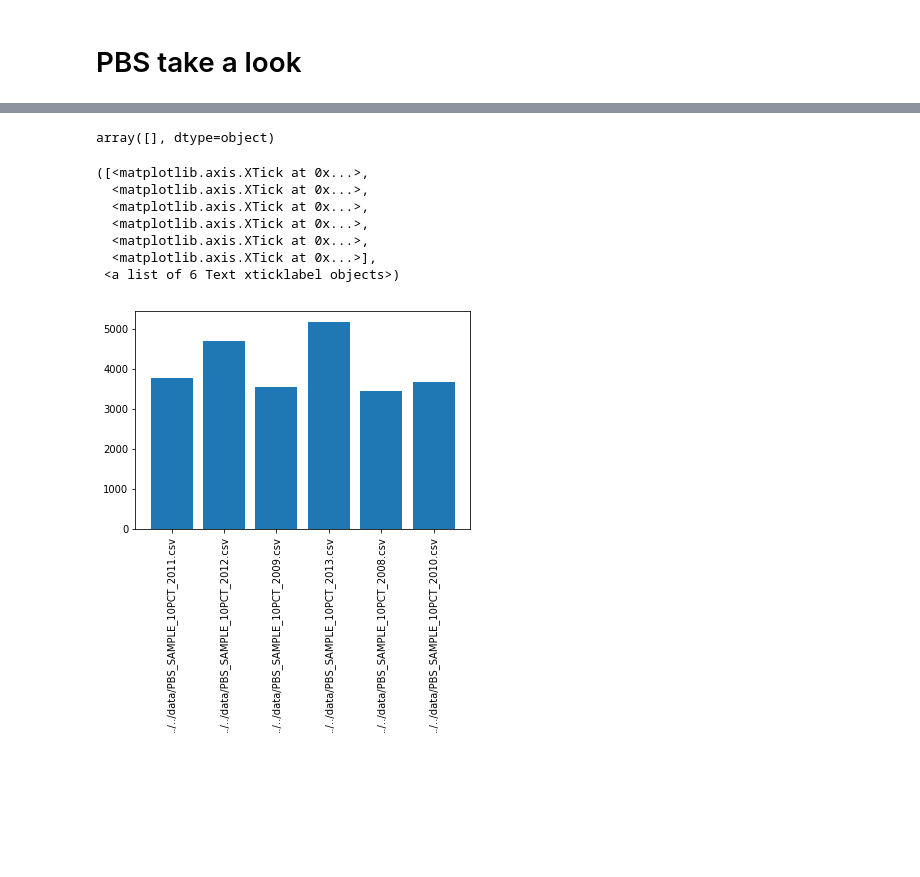
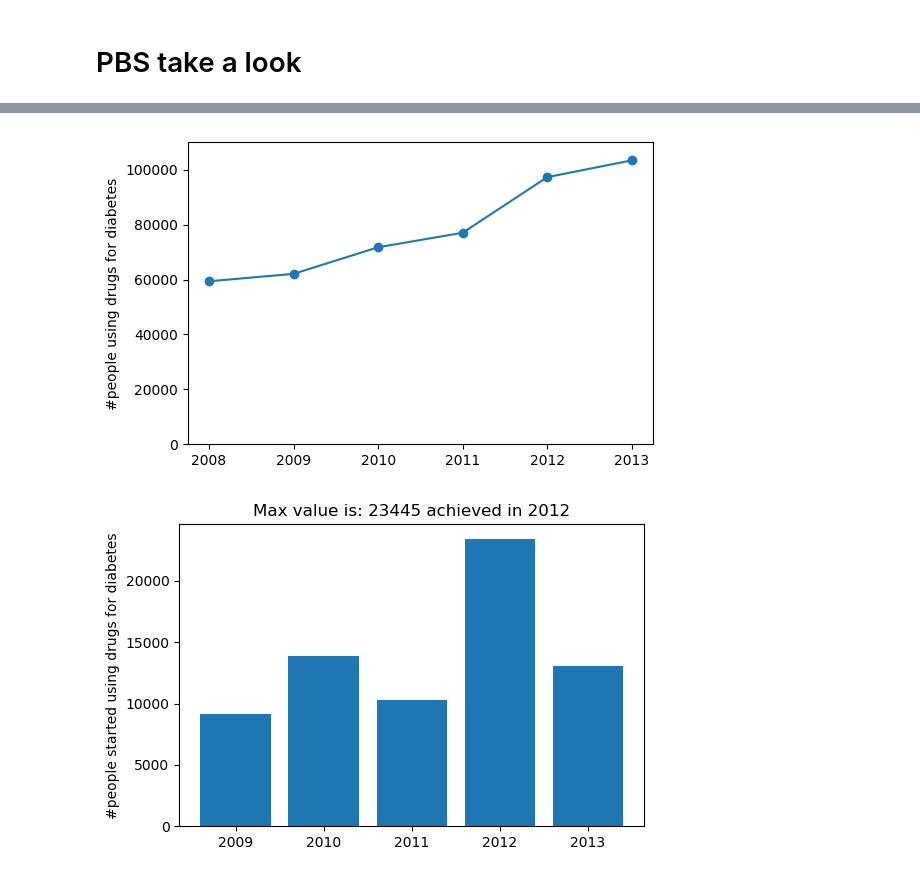
Before and after one commit to samuelefiorini/tangle, a Jupyter notebook: notebooks/test.ipynb, the cells around one changed output, grey strips where cells are left out. Saved outputs shown, nothing was run; the diff lists cells and outputs as text; code cells hidden in the pictures; blank space fills up the shorter version.

Commit message:
List of positive samples retrieved.

```diff
--- a/notebooks/test.ipynb
+++ b/notebooks/test.ipynb
@@ -114,9 +85,5 @@ import cPickle as pkl
 # %%
-with open('../tmp/dfy.pkl','rb') as f:
+import cPickle as pkl
+
+with open('../tmp/df.pkl','rb') as f:
     dfy = pkl.load(f)
-# %%
-years = range(2008, 2014)
-
-np.intersect1d(dfy['../../data/PBS_SAMPLE_10PCT_2008.csv'], dfy['../../data/PBS_SAMPLE_10PCT_2009.csv'])
-# %% [output]
-array([], dtype=object)
@@ -125,13 +90,9 @@ dfy['../../data/PBS_SAMPLE_10PCT_2008.csv']
-# %%
-lengths = [len(dfy[k]) for k in dfy.keys()]
-plt.bar(range(len(lengths)), lengths)
-plt.xticks(range(len(lengths)), dfy.keys(), rotation='vertical')
-# %% [output]
-([<matplotlib.axis.XTick at 0x...>,
-  <matplotlib.axis.XTick at 0x...>,
-  <matplotlib.axis.XTick at 0x...>,
-  <matplotlib.axis.XTick at 0x...>,
-  <matplotlib.axis.XTick at 0x...>,
-  <matplotlib.axis.XTick at 0x...>],
- <a list of 6 Text xticklabel objects>)
-[figure, removed]
+# %%
+plt.figure(dpi=100)
+lengths = [len(dfy['PBS_SAMPLE_10PCT_'+str(k)+'.csv']) for k in np.arange(2008,2014)]
+plt.plot(np.arange(2008,2014), lengths, '-o')
+plt.ylabel('#people using drugs for diabetes')
+plt.ylim([0, 110000])
+plt.savefig('../tmp/people_using_dd.png');
+# %% [output]
+[figure, added]
@@ -137,0 +111,10 @@ plt.xticks(range(len(lengths)), dfy.keys(), rotation='vertical')
+# %%
+plt.figure(dpi=100)
+plt.bar(np.arange(len(starting)), starting)
+plt.xticks(np.arange(len(starting)), np.arange(2009, 2014))
+plt.ylabel('#people started using drugs for diabetes')
+plt.title('Max value is: {} achieved in {}'.format(np.max(starting),
+                                             np.arange(2009, 2014)[np.argmax(starting)]))
+plt.savefig('../tmp/people_started_using_dd.png');
+# %% [output]
+[figure, added]
```
Also changed, not shown: parts of 6 cells of this notebook, 1 other file.
